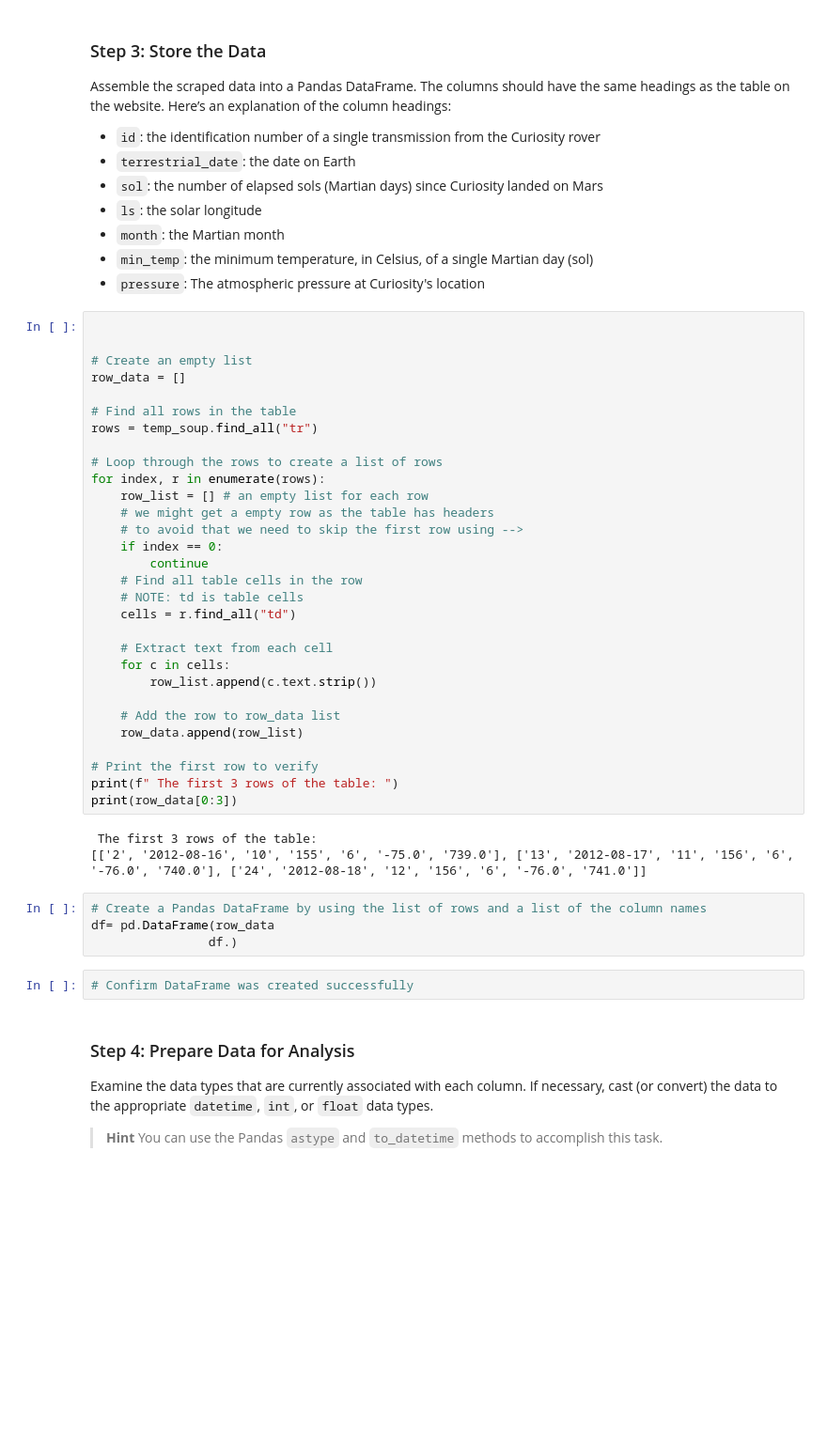
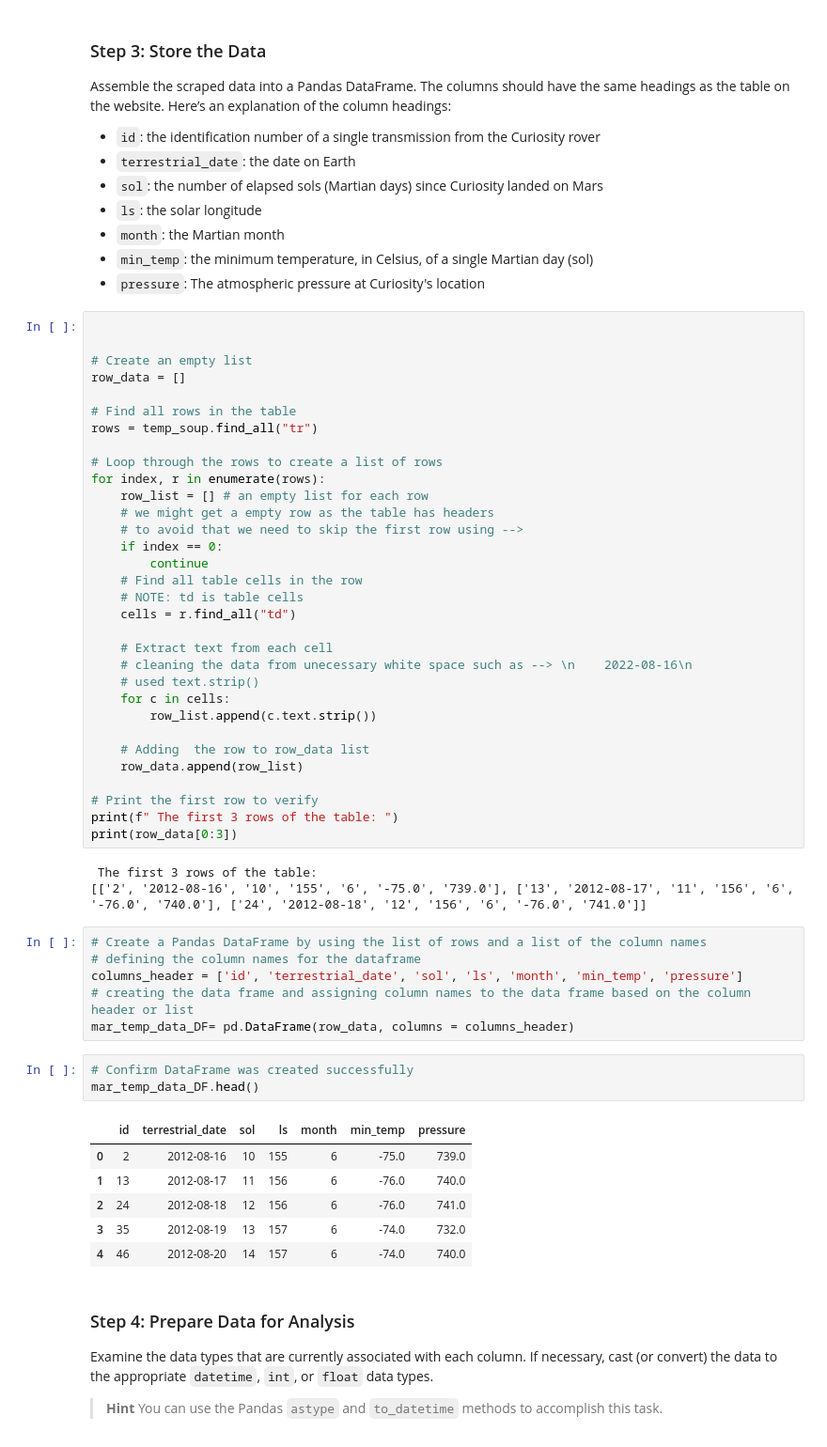
Before and after one commit to atnafb/Web-Scrapping-Chanllenge, a Jupyter notebook: part_2_mars_weather.ipynb, the cells around one changed output. Shown at 94% size. Drawn from its saved outputs; the diff is of its cells as text; blank space fills up the shorter version.

```diff
--- a/part_2_mars_weather.ipynb
+++ b/part_2_mars_weather.ipynb
@@ -94,10 +94,12 @@ for index, r in enumerate(rows):
     cells = r.find_all("td")
 
     # Extract text from each cell
+    # cleaning the data from unecessary white space such as --> \n    2022-08-16\n
+    # used text.strip()
     for c in cells:
         row_list.append(c.text.strip())
 
-    # Add the row to row_data list
+    # Adding  the row to row_data list
     row_data.append(row_list)
 
 # Print the first row to verify
@@ -108,10 +110,20 @@ print(row_data[0:3])
 [['2', '2012-08-16', '10', '155', '6', '-75.0', '739.0'], ['13', '2012-08-17', '11', '156', '6', '-76.0', '740.0'], ['24', '2012-08-18', '12', '156', '6', '-76.0', '741.0']]
 # %%
 # Create a Pandas DataFrame by using the list of rows and a list of the column names
-df= pd.DataFrame(row_data
-                df.)
+# defining the column names for the dataframe
+columns_header = ['id', 'terrestrial_date', 'sol', 'ls', 'month', 'min_temp', 'pressure']
+# creating the data frame and assigning column names to the data frame based on the column header or list
+mar_temp_data_DF= pd.DataFrame(row_data, columns = columns_header)
 # %%
 # Confirm DataFrame was created successfully
+mar_temp_data_DF.head()
+# %% [output]
+|  | id | terrestrial_date | sol | ls | month | min_temp | pressure |
+| 0 | 2 | 2012-08-16 | 10 | 155 | 6 | -75.0 | 739.0 |
+| 1 | 13 | 2012-08-17 | 11 | 156 | 6 | -76.0 | 740.0 |
+| 2 | 24 | 2012-08-18 | 12 | 156 | 6 | -76.0 | 741.0 |
+| 3 | 35 | 2012-08-19 | 13 | 157 | 6 | -74.0 | 732.0 |
+| 4 | 46 | 2012-08-20 | 14 | 157 | 6 | -74.0 | 740.0 |
 # %% [markdown]
 ### Step 4: Prepare Data for Analysis
 
```
Also changed, not shown: parts of 15 cells of this notebook.
